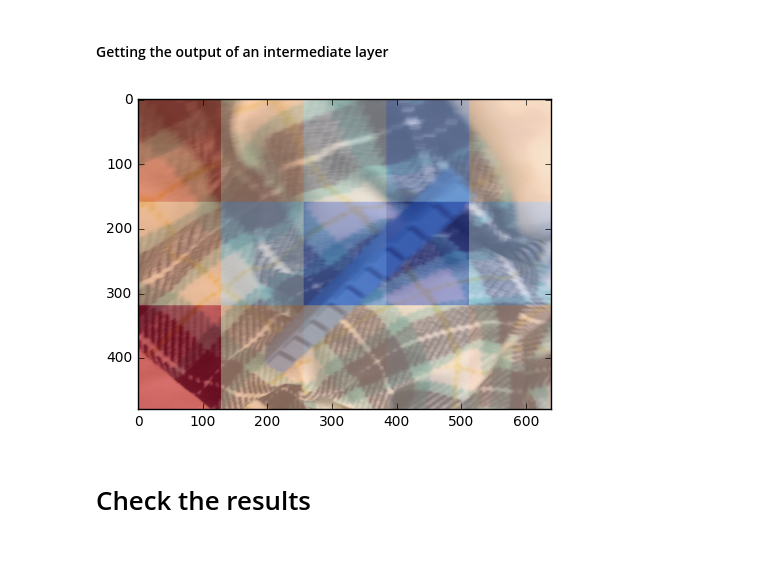
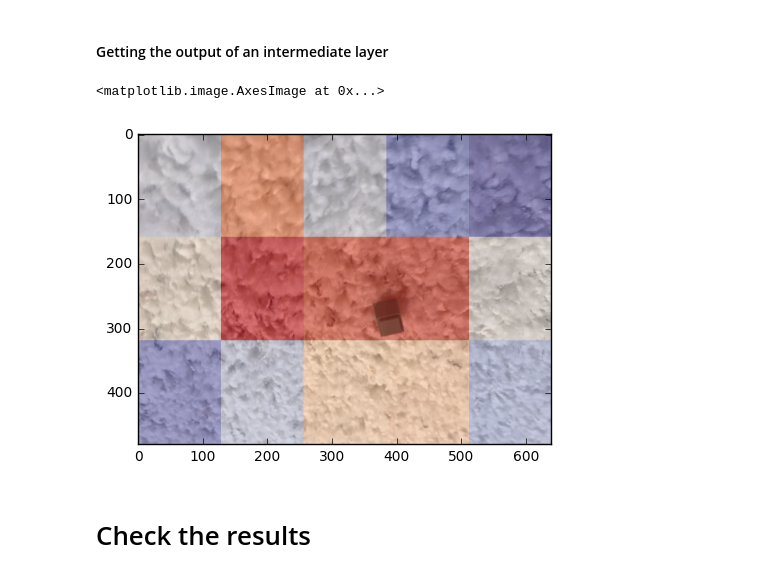
Before and after one commit to jeanfredericplante/blocks_classifier, a Jupyter notebook: notebooks/nbs/block_classifier_with_bounding_boxes.ipynb, the cells around one changed output. Saved outputs shown, nothing was run; the diff lists cells and outputs as text; code cells hidden in the pictures.

```diff
--- a/notebooks/nbs/block_classifier_with_bounding_boxes.ipynb
+++ b/notebooks/nbs/block_classifier_with_bounding_boxes.ipynb
@@ -220,17 +228,22 @@ mp12.get_config()
  'trainable': True}
 # %%
 nf=128
+p = 0.6
 fc_tail_layers = [
         BatchNormalization(axis=1, input_shape=large_input_model.layers[-1].output_shape[1:]),
         Convolution2D(nf,3,3, activation='relu', border_mode='same'),
         BatchNormalization(axis=1),
+        Dropout(p),
         MaxPooling2D(),
         Convolution2D(nf,3,3, activation='relu', border_mode='same'),
         BatchNormalization(axis=1),
+        Dropout(p),
         MaxPooling2D(),
         Convolution2D(nf,3,3, activation='relu', border_mode='same'),
         BatchNormalization(axis=1),
+        Dropout(p),
         Convolution2D(2,3,3, border_mode='same', name='last_conv'),
+        Dropout(p),
         GlobalAveragePooling2D(),
         Activation('softmax')
 ]
@@ -268,6 +281,6 @@ trn_labels.shape
 # %% [output]
 (633, 2)
 # %%
-fc_tail_model.fit(conv_trn_features,trn_labels, batch_size=batch_size, nb_epoch = 1, validation_data=(conv_val_features, val_labels))
+fc_tail_model.fit(conv_trn_features,trn_labels, batch_size=batch_size, nb_epoch = 2, validation_data=(conv_val_features, val_labels))
 # %% [output]
 Train on 633 samples, validate on 88 samples
@@ -279,26 +294,26 @@ fc_tail_model.save_weights(path+'precalc/fc_weights_cubes.h5');
 # %%
-fc_tail_model.load_weights(path+'precalc/fc_weights_cubes.h5');
+fc_tail_model.load_weights(path+'precalc/fc_weights_cubes_dp06.h5');
 # %% [markdown]
 #### Getting the output of an intermediate layer
 # %%
 # https://keras.io/getting-started/faq/#how-can-i-obtain-the-output-of-an-intermediate-layer
 heatmap_model = Model(fc_tail_model.input, fc_tail_model.get_layer('last_conv').output)
 # %%
-input_num = 80
-input_with_batch_num = np.expand_dims(conv_val_features[input_num],axis=0) # adds another bracket...
-
+input_num = 1
+val_input_with_batch_num = np.expand_dims(conv_val_features[input_num],axis=0) # adds another bracket...
+trn_input_with_batch_num = np.expand_dims(conv_trn_features[input_num],axis=0)
 def get_heatmap(inp, im_size=(480, 640)):
     hm_val = heatmap_model.predict(inp)
     hm_one = scipy.misc.imresize(hm_val[0,:,:,0], im_size, interp='nearest')
     hm_ten = scipy.misc.imresize(hm_val[0,:,:,1], im_size, interp='nearest')
     return (hm_one, hm_ten)
 
-(hm_one, hm_ten) = get_heatmap(input_with_batch_num)
-plot(val_data[input_num])
+(hm_one, hm_ten) = get_heatmap(trn_input_with_batch_num)
+plot(trn_data[input_num])
 plt.imshow(hm_one, cmap='coolwarm', alpha=0.5)
-plt.show()
 # %% [output]
+<matplotlib.image.AxesImage at 0x...>
-[figure, old version]
+[figure, new version]
 # %% [markdown]
 # Check the results
 # %%
```
Also changed, not shown: parts of 6 cells of this notebook, 2 other files.
